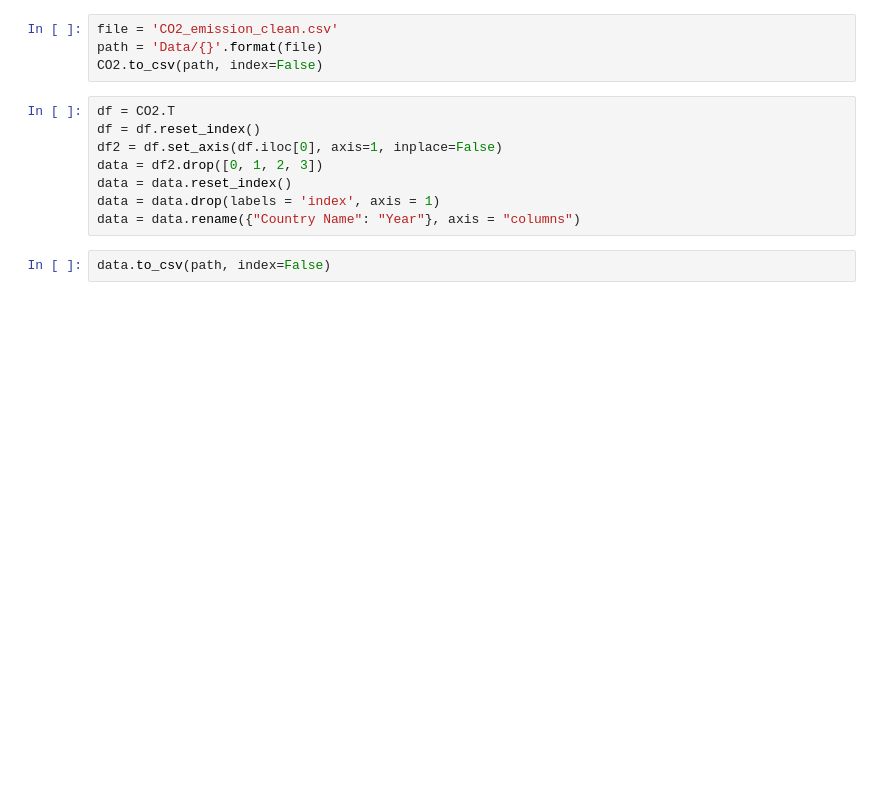
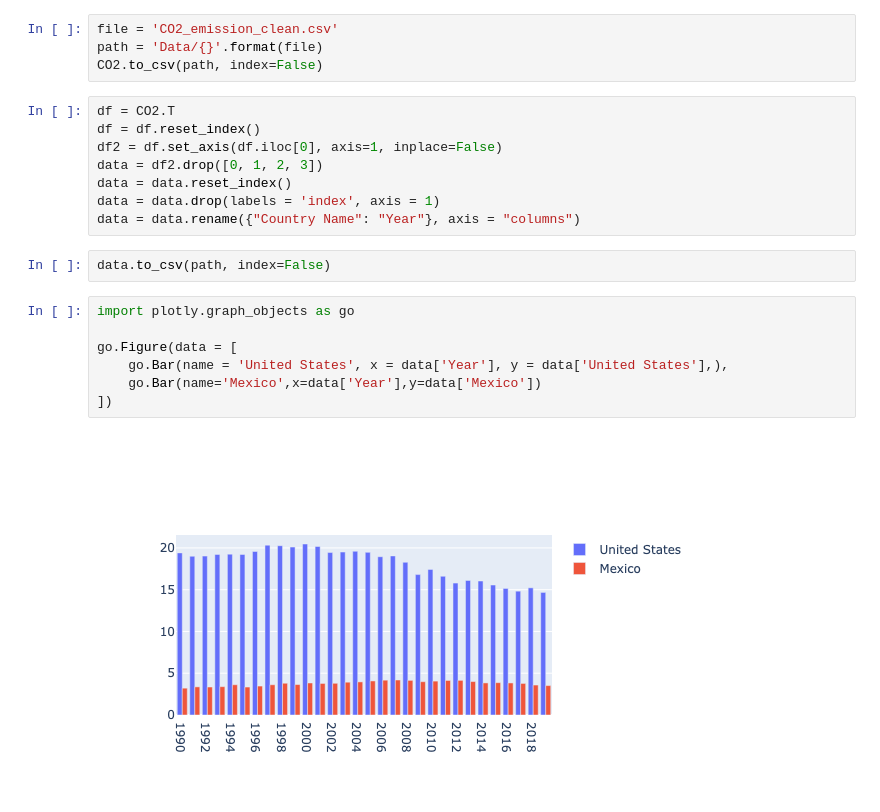
Before and after one commit to fenelonj/Projects, a Jupyter notebook: Dash_Project/CO2_Data.ipynb, the cells around one changed output. Cells and saved outputs as stored; diff of their text form; blank space fills up the shorter version.

```diff
--- a/Dash_Project/CO2_Data.ipynb
+++ b/Dash_Project/CO2_Data.ipynb
@@ -46,3 +46,12 @@ data = data.drop(labels = 'index', axis = 1)
 data = data.rename({"Country Name": "Year"}, axis = "columns")
 # %%
 data.to_csv(path, index=False)
+# %%
+import plotly.graph_objects as go
+
+go.Figure(data = [
+    go.Bar(name = 'United States', x = data['Year'], y = data['United States'],),
+    go.Bar(name='Mexico',x=data['Year'],y=data['Mexico'])
+])
+# %% [output]
+[figure, added]
```
Also changed, not shown: 1 other file.
